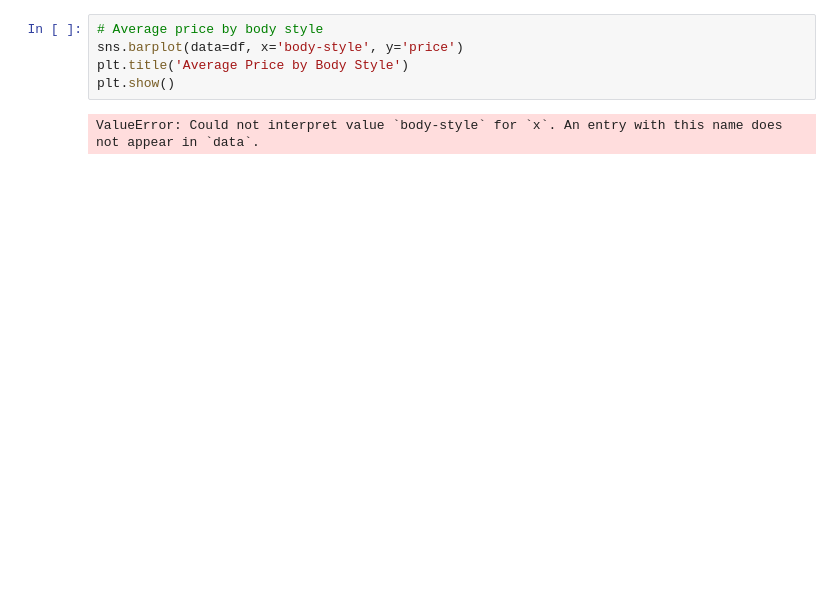
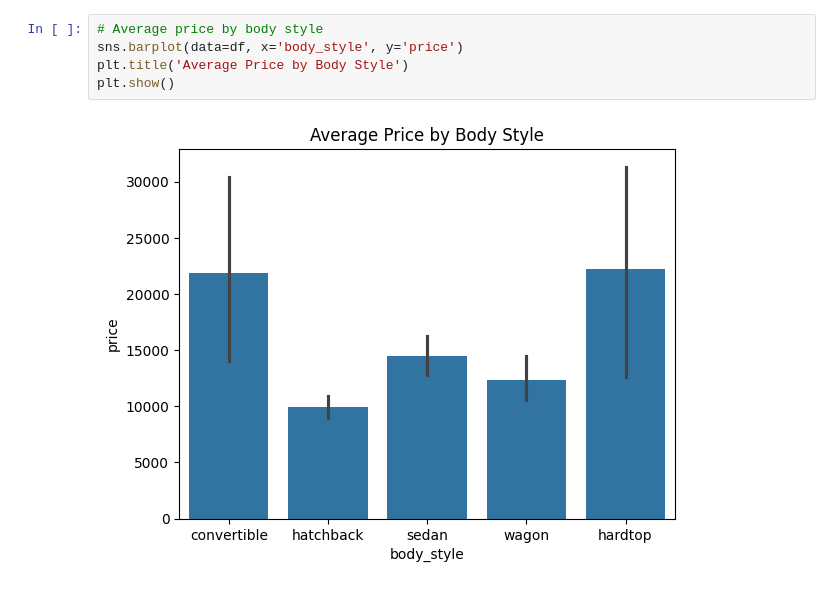
Before and after one commit to vmartinez4169-pixel/automobile-price-analysis, a Jupyter notebook: notebooks/Josie_eda.ipynb, the cells around one changed output. Saved outputs shown, nothing was run; the diff lists cells and outputs as text; blank space fills up the shorter version.

```diff
--- a/notebooks/Josie_eda.ipynb
+++ b/notebooks/Josie_eda.ipynb
@@ -43,9 +43,9 @@ ValueError: Could not interpret value `horsepower` for `x`. An entry with this n
 # %%
 # Average price by body style
-sns.barplot(data=df, x='body-style', y='price')
+sns.barplot(data=df, x='body_style', y='price')
 plt.title('Average Price by Body Style')
 plt.show()
 # %% [output]
-ValueError: Could not interpret value `body-style` for `x`. An entry with this name does not appear in `data`.
+[figure, added]
 # %%
 # Number of cars by fuel type
```
Also changed, not shown: parts of 6 cells of this notebook.
